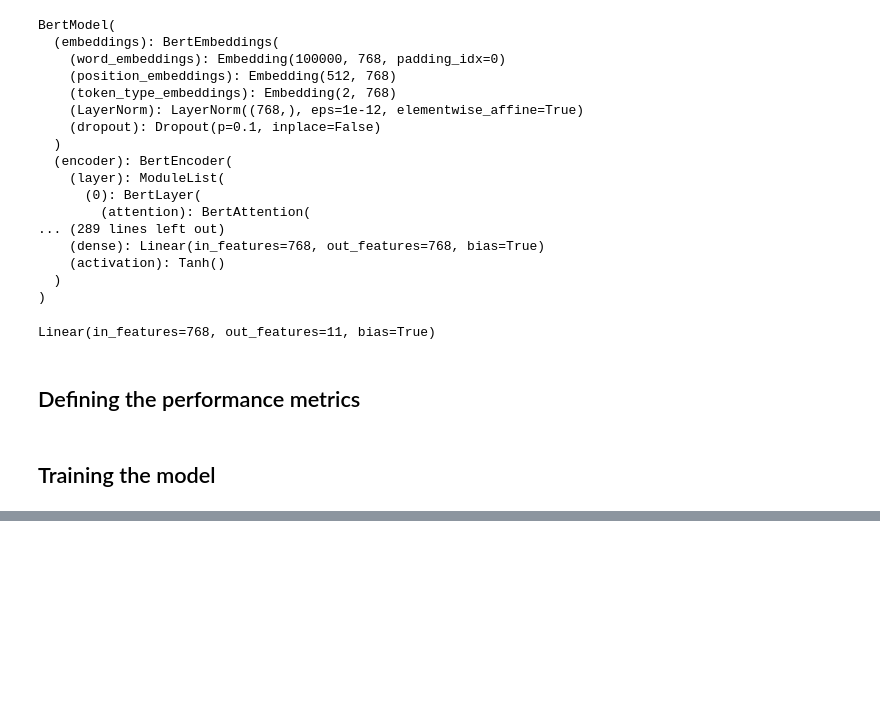
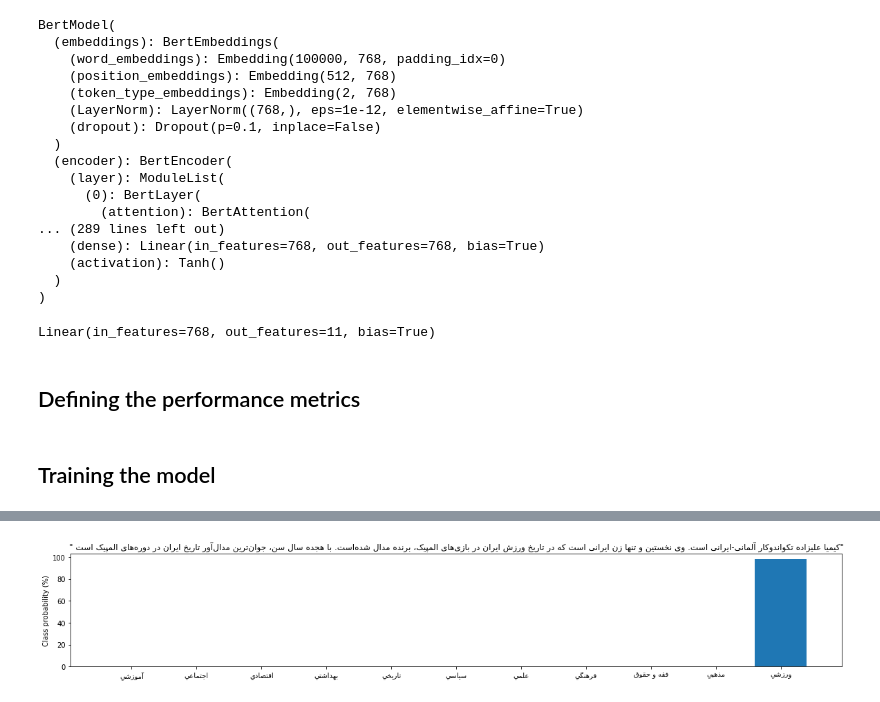
Before and after one commit to ZahraDehghani99/Natural-Language-Processing, a Jupyter notebook: HW5/text_classification_with_transformers.ipynb, the cells around one changed output, grey strips where cells are left out. Saved outputs shown, nothing was run; the diff lists cells and outputs as text; code cells hidden in the pictures; blank space fills up the shorter version.

Commit message:
Fin-tune the parsebert model.

```diff
--- a/HW5/text_classification_with_transformers.ipynb
+++ b/HW5/text_classification_with_transformers.ipynb
@@ -386,0 +616,9 @@ training_args = TrainingArguments(output_dir=model_name,
+# %%
+from transformers import pipeline
+
+# Change `transformersbook` to your Hub username
+model_id = "/content/drive/MyDrive/NLP/HW5/HooshvareLab/bert-base-parsbert-uncased-finetuned-persika/checkpoint-1500"
+classifier = pipeline("text-classification", model=model_id)
+# %%
+custom_news = "کیمیا علیزاده تکواندوکار آلمانی-ایرانی است. وی نخستین و تنها زن ایرانی است که در تاریخ ورزش ایران در بازی‌های المپیک، برنده مدال شده‌است. با هجده سال سن، جوان‌ترین مدال‌آور تاریخ ایران در دوره‌های المپیک است "
+preds = classifier(custom_news, return_all_scores=True)
@@ -386,0 +639,11 @@ training_args = TrainingArguments(output_dir=model_name,
+# %%
+classes_fa_style = [get_display(reshape(i)) for i in classes]
+# %%
+preds_df = pd.DataFrame(preds[0])
+plt.bar(classes_fa_style, 100 * preds_df["score"], color='C0')
+plt.title(f'"{get_display(reshape(custom_news))}"')
+plt.ylabel("Class probability (%)")
+plt.rcParams["figure.figsize"] = (20,3)
+plt.show()
+# %% [output]
+[figure, added]
```
Also changed, not shown: parts of 55 cells of this notebook.
